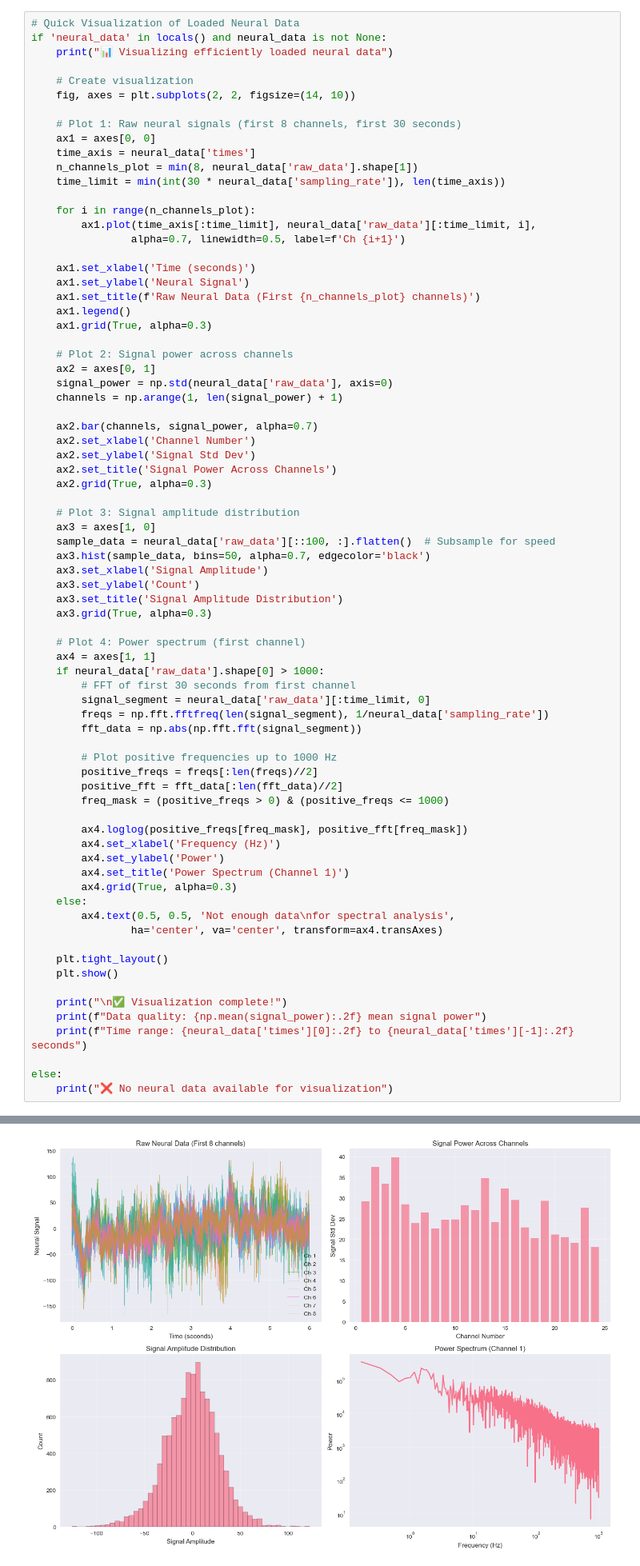
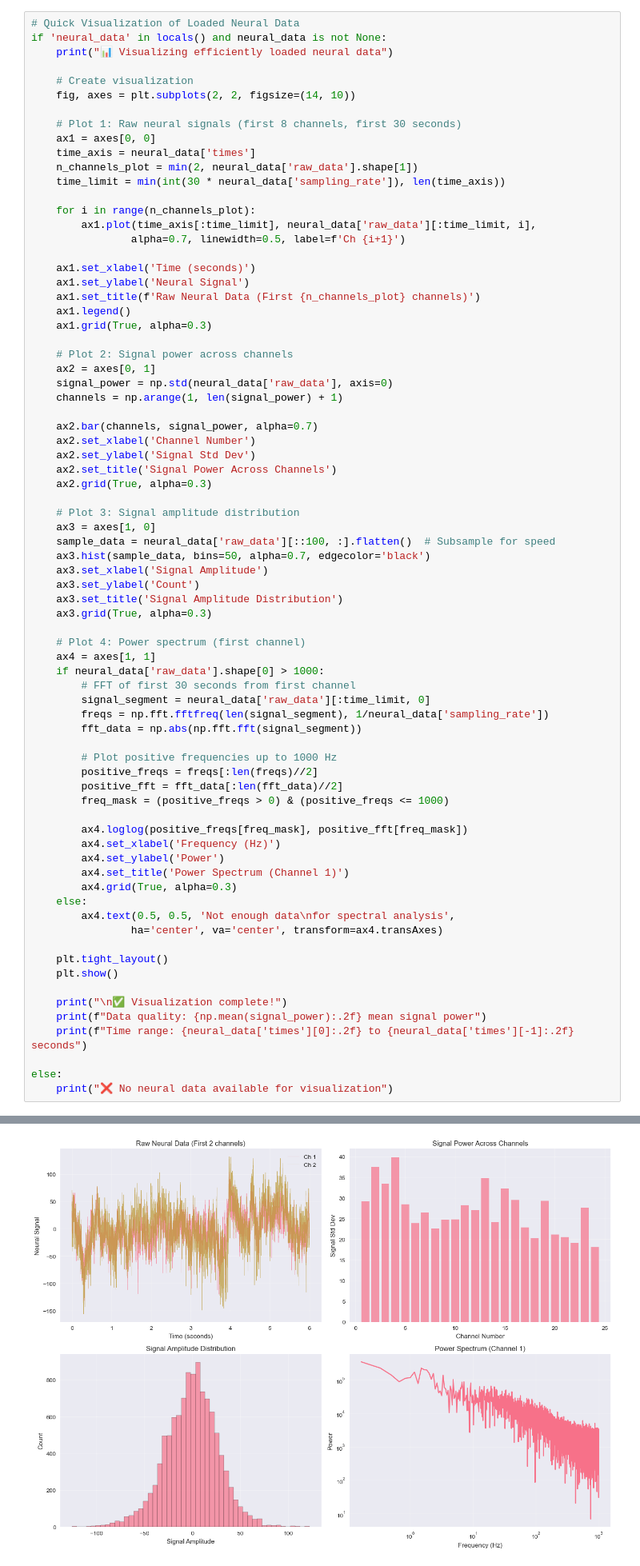
Before and after one commit to nadernik/neural_exploration, a Jupyter notebook: efficient_neural_loading.ipynb, the cells around one changed output, grey strips where cells are left out. Shown at 80% size. Saved outputs shown, nothing was run; the diff lists cells and outputs as text.

```diff
--- a/efficient_neural_loading.ipynb
+++ b/efficient_neural_loading.ipynb
@@ -234,7 +167,7 @@ if 'neural_data' in locals() and neural_data is not None:
     # Plot 1: Raw neural signals (first 8 channels, first 30 seconds)
     ax1 = axes[0, 0]
     time_axis = neural_data['times']
-    n_channels_plot = min(8, neural_data['raw_data'].shape[1])
+    n_channels_plot = min(2, neural_data['raw_data'].shape[1])
     time_limit = min(int(30 * neural_data['sampling_rate']), len(time_axis))
 
     for i in range(n_channels_plot):
@@ -273,34 +206,34 @@ if 'neural_data' in locals() and neural_data is not None:
         # FFT of first 30 seconds from first channel
         signal_segment = neural_data['raw_data'][:time_limit, 0]
         freqs = np.fft.fftfreq(len(signal_segment), 1/neural_data['sampling_rate'])
         fft_data = np.abs(np.fft.fft(signal_segment))
 
         # Plot positive frequencies up to 1000 Hz
         positive_freqs = freqs[:len(freqs)//2]
         positive_fft = fft_data[:len(fft_data)//2]
         freq_mask = (positive_freqs > 0) & (positive_freqs <= 1000)
 
         ax4.loglog(positive_freqs[freq_mask], positive_fft[freq_mask])
         ax4.set_xlabel('Frequency (Hz)')
         ax4.set_ylabel('Power')
         ax4.set_title('Power Spectrum (Channel 1)')
         ax4.grid(True, alpha=0.3)
     else:
         ax4.text(0.5, 0.5, 'Not enough data\nfor spectral analysis',
                 ha='center', va='center', transform=ax4.transAxes)
 
     plt.tight_layout()
     plt.show()
 
     print("\n✅ Visualization complete!")
     print(f"Data quality: {np.mean(signal_power):.2f} mean signal power")
     print(f"Time range: {neural_data['times'][0]:.2f} to {neural_data['times'][-1]:.2f} seconds")
 
 else:
     print("❌ No neural data available for visualization")
 # %% [output]
 📊 Visualizing efficiently loaded neural data
-[figure, old version]
+[figure, new version]
 ✅ Visualization complete!
 Data quality: 26.91 mean signal power
 Time range: 0.00 to 6.00 seconds
```
Also changed, not shown: parts of 2 cells of this notebook, 1 other file.
